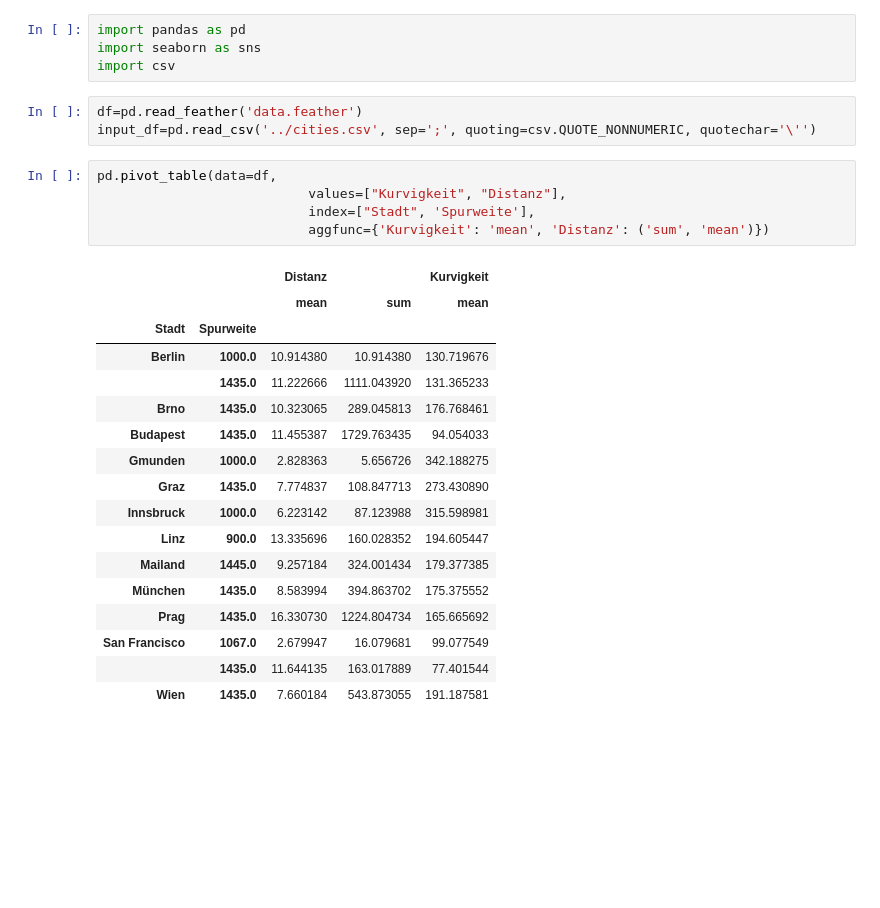
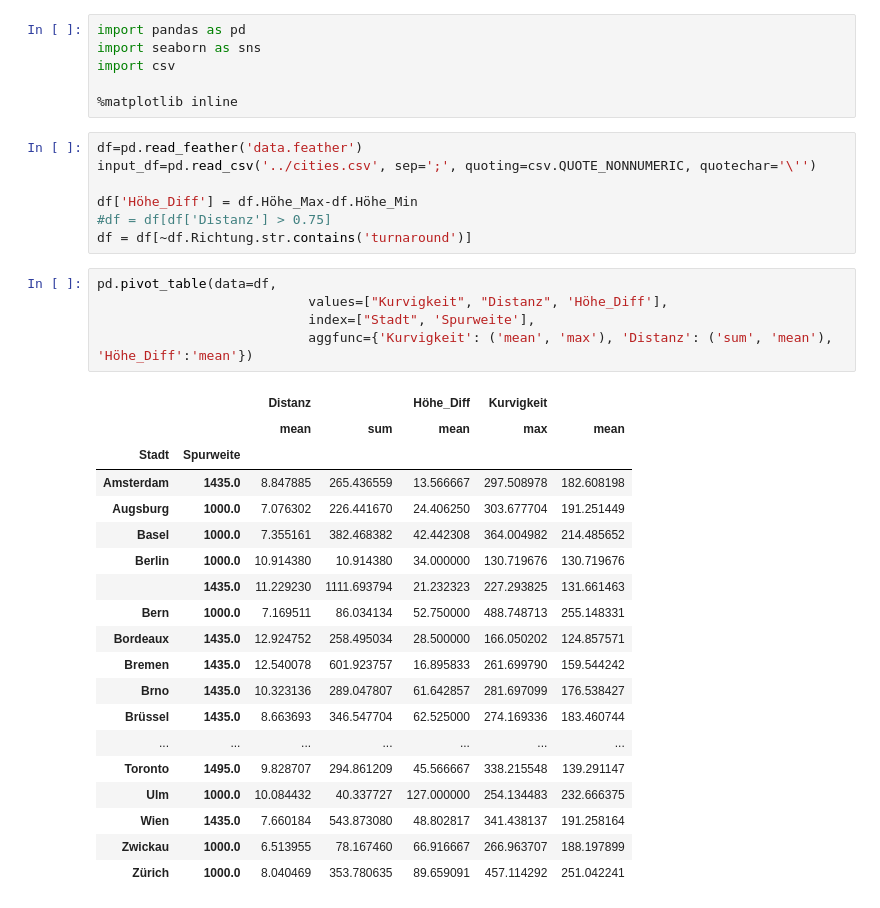
Before and after one commit to flof93/osm-horizontal-curvature, a Jupyter notebook: Auswertung/Auswertung.ipynb, the cells around one changed output. Drawn from its saved outputs; the diff is of its cells as text; blank space fills up the shorter version.

```diff
--- a/Auswertung/Auswertung.ipynb
+++ b/Auswertung/Auswertung.ipynb
@@ -2,32 +2,40 @@
 import pandas as pd
 import seaborn as sns
 import csv
+
+%matplotlib inline
 # %%
 df=pd.read_feather('data.feather')
 input_df=pd.read_csv('../cities.csv', sep=';', quoting=csv.QUOTE_NONNUMERIC, quotechar='\'')
+
+df['Höhe_Diff'] = df.Höhe_Max-df.Höhe_Min
+#df = df[df['Distanz'] > 0.75]
+df = df[~df.Richtung.str.contains('turnaround')]
 # %%
 pd.pivot_table(data=df,
-                           values=["Kurvigkeit", "Distanz"],
+                           values=["Kurvigkeit", "Distanz", 'Höhe_Diff'],
                            index=["Stadt", 'Spurweite'],
-                           aggfunc={'Kurvigkeit': 'mean', 'Distanz': ('sum', 'mean')})
+                           aggfunc={'Kurvigkeit': ('mean', 'max'), 'Distanz': ('sum', 'mean'), 'Höhe_Diff':'mean'})
 # %% [output]
-|  |  | Distanz |  | Kurvigkeit |
-|  |  | mean | sum | mean |
-| Stadt | Spurweite |  |  |  |
-| Berlin | 1000.0 | 10.914380 | 10.914380 | 130.719676 |
-|  | 1435.0 | 11.222666 | 1111.043920 | 131.365233 |
-| Brno | 1435.0 | 10.323065 | 289.045813 | 176.768461 |
-| Budapest | 1435.0 | 11.455387 | 1729.763435 | 94.054033 |
-| Gmunden | 1000.0 | 2.828363 | 5.656726 | 342.188275 |
-| Graz | 1435.0 | 7.774837 | 108.847713 | 273.430890 |
-| Innsbruck | 1000.0 | 6.223142 | 87.123988 | 315.598981 |
-| Linz | 900.0 | 13.335696 | 160.028352 | 194.605447 |
-| Mailand | 1445.0 | 9.257184 | 324.001434 | 179.377385 |
-| München | 1435.0 | 8.583994 | 394.863702 | 175.375552 |
-| Prag | 1435.0 | 16.330730 | 1224.804734 | 165.665692 |
-| San Francisco | 1067.0 | 2.679947 | 16.079681 | 99.077549 |
-|  | 1435.0 | 11.644135 | 163.017889 | 77.401544 |
-| Wien | 1435.0 | 7.660184 | 543.873055 | 191.187581 |
+|  |  | Distanz |  | Höhe_Diff | Kurvigkeit |  |
+|  |  | mean | sum | mean | max | mean |
+| Stadt | Spurweite |  |  |  |  |  |
+| Amsterdam | 1435.0 | 8.847885 | 265.436559 | 13.566667 | 297.508978 | 182.608198 |
+| Augsburg | 1000.0 | 7.076302 | 226.441670 | 24.406250 | 303.677704 | 191.251449 |
+| Basel | 1000.0 | 7.355161 | 382.468382 | 42.442308 | 364.004982 | 214.485652 |
+| Berlin | 1000.0 | 10.914380 | 10.914380 | 34.000000 | 130.719676 | 130.719676 |
+|  | 1435.0 | 11.229230 | 1111.693794 | 21.232323 | 227.293825 | 131.661463 |
+| Bern | 1000.0 | 7.169511 | 86.034134 | 52.750000 | 488.748713 | 255.148331 |
+| Bordeaux | 1435.0 | 12.924752 | 258.495034 | 28.500000 | 166.050202 | 124.857571 |
+| Bremen | 1435.0 | 12.540078 | 601.923757 | 16.895833 | 261.699790 | 159.544242 |
+| Brno | 1435.0 | 10.323136 | 289.047807 | 61.642857 | 281.697099 | 176.538427 |
+| Brüssel | 1435.0 | 8.663693 | 346.547704 | 62.525000 | 274.169336 | 183.460744 |
+| ... | ... | ... | ... | ... | ... | ... |
+| Toronto | 1495.0 | 9.828707 | 294.861209 | 45.566667 | 338.215548 | 139.291147 |
+| Ulm | 1000.0 | 10.084432 | 40.337727 | 127.000000 | 254.134483 | 232.666375 |
+| Wien | 1435.0 | 7.660184 | 543.873080 | 48.802817 | 341.438137 | 191.258164 |
+| Zwickau | 1000.0 | 6.513955 | 78.167460 | 66.916667 | 266.963707 | 188.197899 |
+| Zürich | 1000.0 | 8.040469 | 353.780635 | 89.659091 | 457.114292 | 251.042241 |
 # %%
 pd.pivot_table(data=df, values=["Kurvigkeit", "Distanz"], index="Spurweite", aggfunc='mean')
 # %% [output]
```
Also changed, not shown: parts of 14 cells of this notebook, 3 other files.
